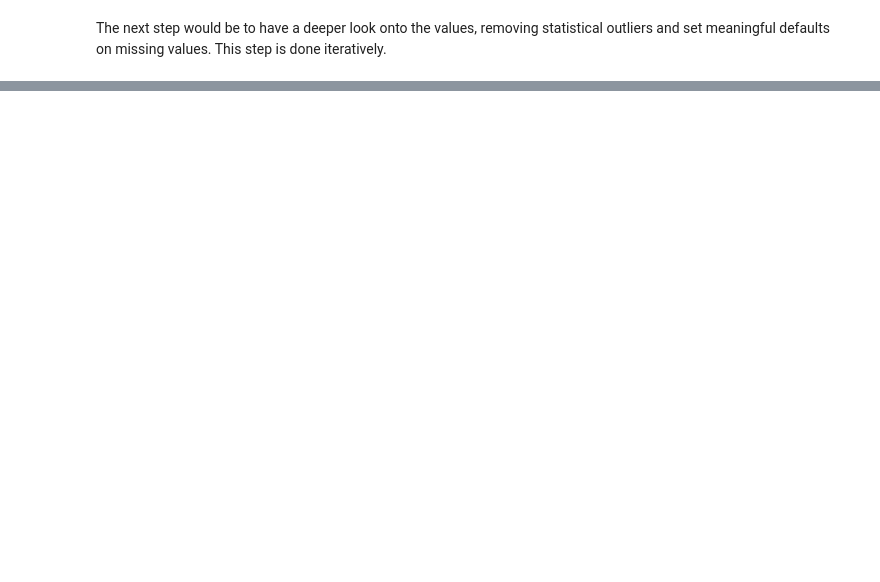
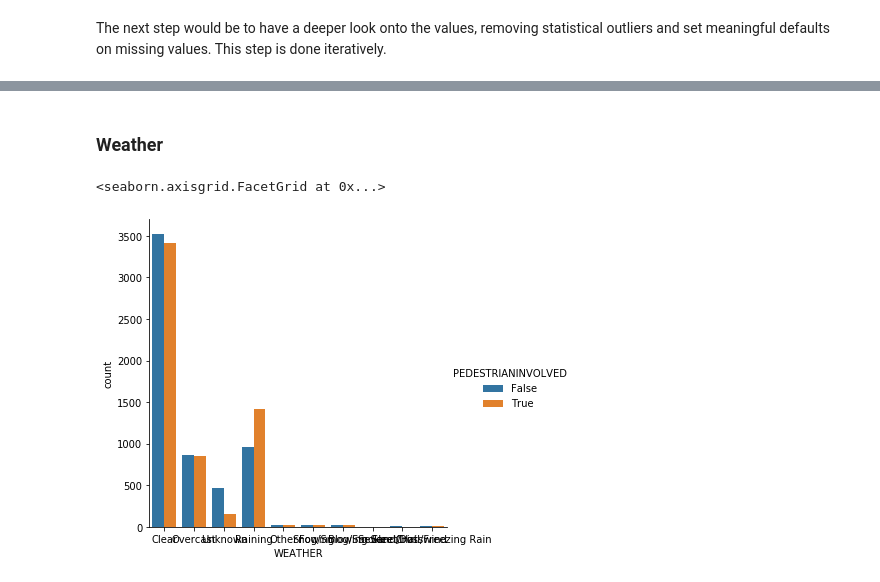
Before and after one commit to jans510/Coursera_Capstone, a Jupyter notebook: Coursera_Capstone.ipynb, the cells around one changed output, grey strips where cells are left out. Cells and saved outputs as stored; diff of their text form; code cells hidden in the pictures; blank space fills up the shorter version.

```diff
--- a/Coursera_Capstone.ipynb
+++ b/Coursera_Capstone.ipynb
@@ -139,0 +155,7 @@ The data preparation is done, in the next section we will develop a modell to pr
+# %% [markdown]
+<h3>Weather</h3>
+# %%
+sns.catplot(x="WEATHER", hue="PEDESTRIANINVOLVED", kind='count', data=df_balanced)
+# %% [output]
+<seaborn.axisgrid.FacetGrid at 0x...>
+[figure, added]
```
Also changed, not shown: parts of 29 cells of this notebook.
